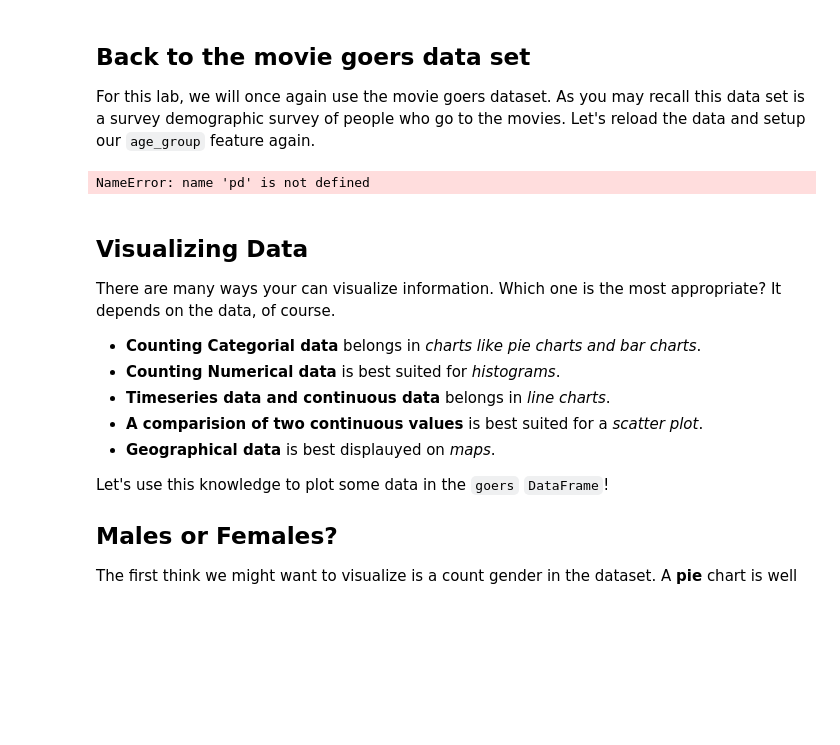
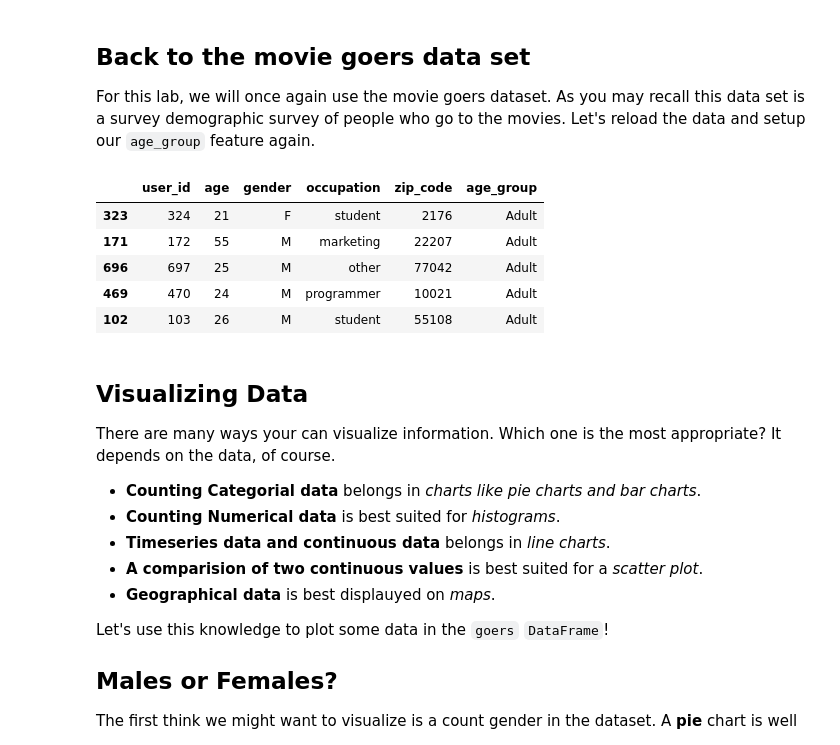
Before and after one commit to MahopacHS/spring2019-cropseym0522, a Jupyter notebook: content/lessons/13/Class-Coding-Lab/CCL-Data-Visualization.ipynb, the cells around one changed output. Drawn from its saved outputs; the diff is of its cells as text; code cells hidden in the pictures; blank space fills up the shorter version.

```diff
--- a/content/lessons/13/Class-Coding-Lab/CCL-Data-Visualization.ipynb
+++ b/content/lessons/13/Class-Coding-Lab/CCL-Data-Visualization.ipynb
@@ -32,15 +70,20 @@ ImportError: No module named 'cufflinks'
 
 For this lab, we will once again use the movie goers dataset. As you may recall this data set is a survey demographic survey of people who go to the movies. Let's reload the data and setup our `age_group` feature again.
 # %%
-goers = pd.read_csv('ICCL-moviegoers.csv')
+goers = pd.read_csv('CCL-moviegoers.csv')
 goers['age_group'] = ''
 goers['age_group'][goers['age'] <=18] = 'Youth'
 goers['age_group'][(goers['age'] >=19) & (goers['age'] <=55)] = 'Adult'
 goers['age_group'][goers['age'] >=56] = 'Senior'
 
 goers.sample(5)
 # %% [output]
-NameError: name 'pd' is not defined
+|  | user_id | age | gender | occupation | zip_code | age_group |
+| 323 | 324 | 21 | F | student | 2176 | Adult |
+| 171 | 172 | 55 | M | marketing | 22207 | Adult |
+| 696 | 697 | 25 | M | other | 77042 | Adult |
+| 469 | 470 | 24 | M | programmer | 10021 | Adult |
+| 102 | 103 | 26 | M | student | 55108 | Adult |
 # %% [markdown]
 ## Visualizing Data
 
```
Also changed, not shown: parts of 13 cells of this notebook, 2 other files.
